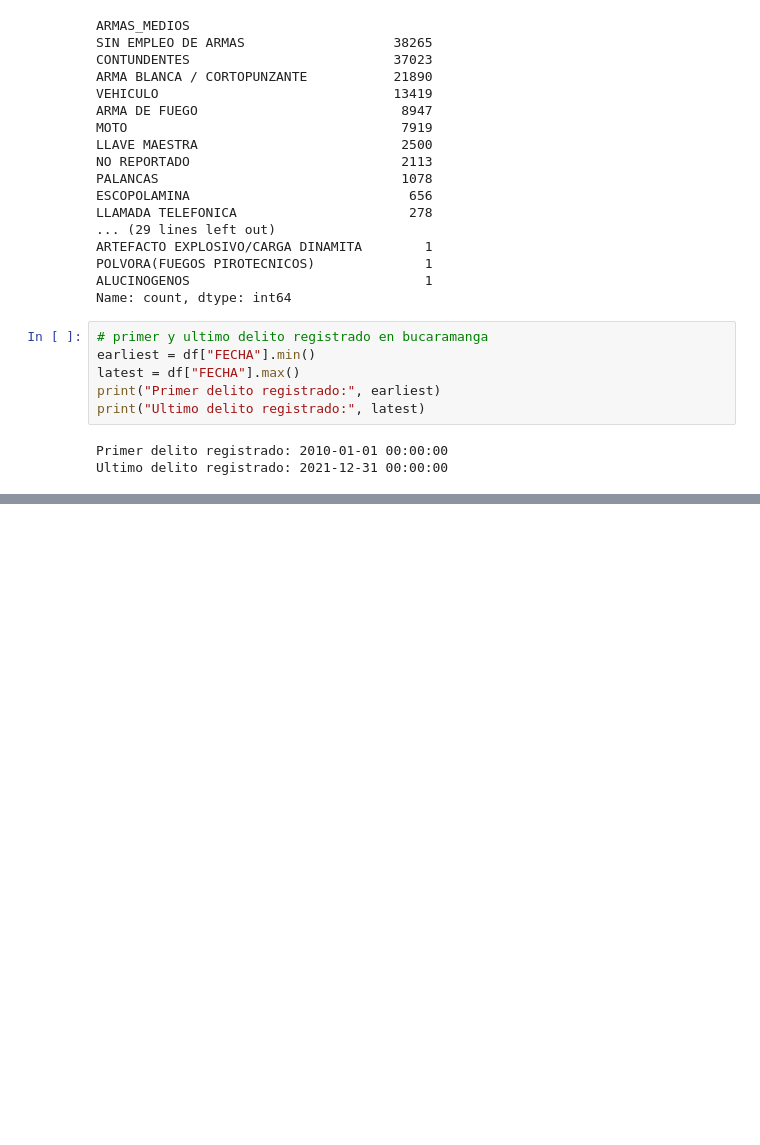
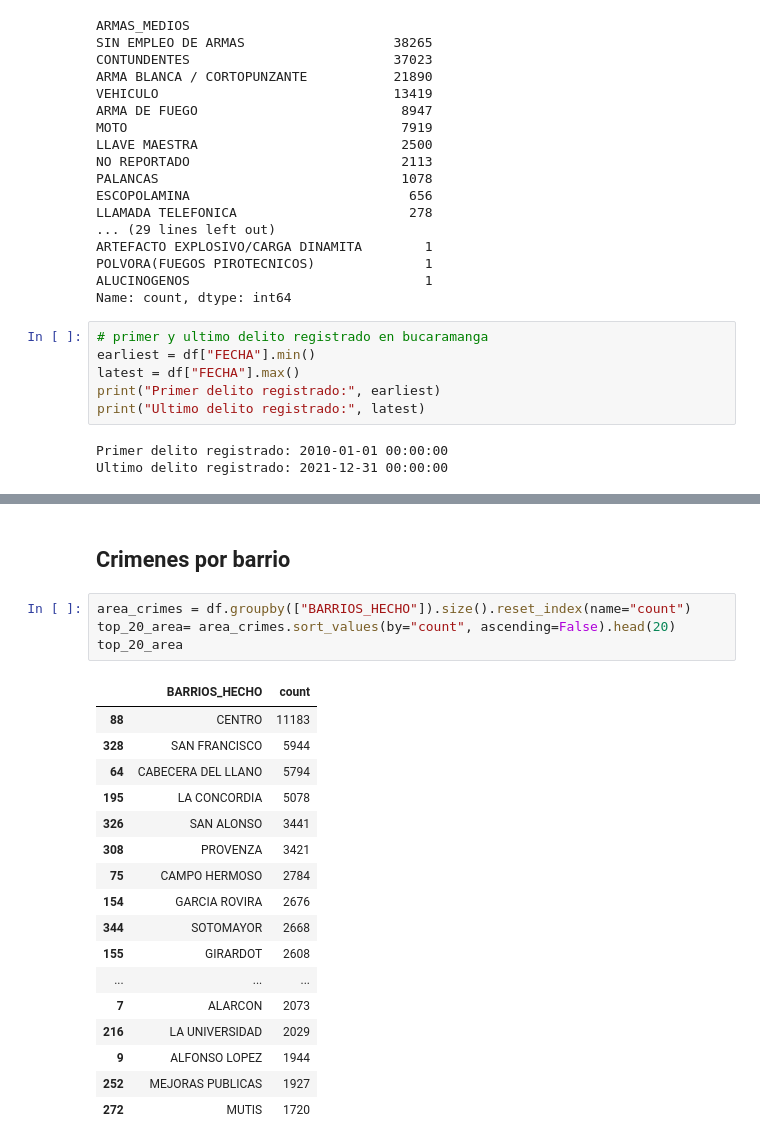
Before and after one commit to SantiagoDrckr/Delitos_en_Bucaramanga_ENE2010_DIC2021, a Jupyter notebook: crime_bucaramanga.ipynb, the cells around one changed output, grey strips where cells are left out. Cells and saved outputs as stored; diff of their text form; blank space fills up the shorter version.

Commit message:
Agregado hasta top20barrios con mayor numero de delitos

```diff
--- a/crime_bucaramanga.ipynb
+++ b/crime_bucaramanga.ipynb
@@ -174,0 +340,24 @@ graph
+# %% [markdown]
+## Crimenes por barrio
+# %%
+area_crimes = df.groupby(["BARRIOS_HECHO"]).size().reset_index(name="count")
+top_20_area= area_crimes.sort_values(by="count", ascending=False).head(20)
+top_20_area
+# %% [output]
+|  | BARRIOS_HECHO | count |
+| 88 | CENTRO | 11183 |
+| 328 | SAN FRANCISCO | 5944 |
+| 64 | CABECERA DEL LLANO | 5794 |
+| 195 | LA CONCORDIA | 5078 |
+| 326 | SAN ALONSO | 3441 |
+| 308 | PROVENZA | 3421 |
+| 75 | CAMPO HERMOSO | 2784 |
+| 154 | GARCIA ROVIRA | 2676 |
+| 344 | SOTOMAYOR | 2668 |
+| 155 | GIRARDOT | 2608 |
+| ... | ... | ... |
+| 7 | ALARCON | 2073 |
+| 216 | LA UNIVERSIDAD | 2029 |
+| 9 | ALFONSO LOPEZ | 1944 |
+| 252 | MEJORAS PUBLICAS | 1927 |
+| 272 | MUTIS | 1720 |
```
Also changed, not shown: parts of 14 cells of this notebook.
